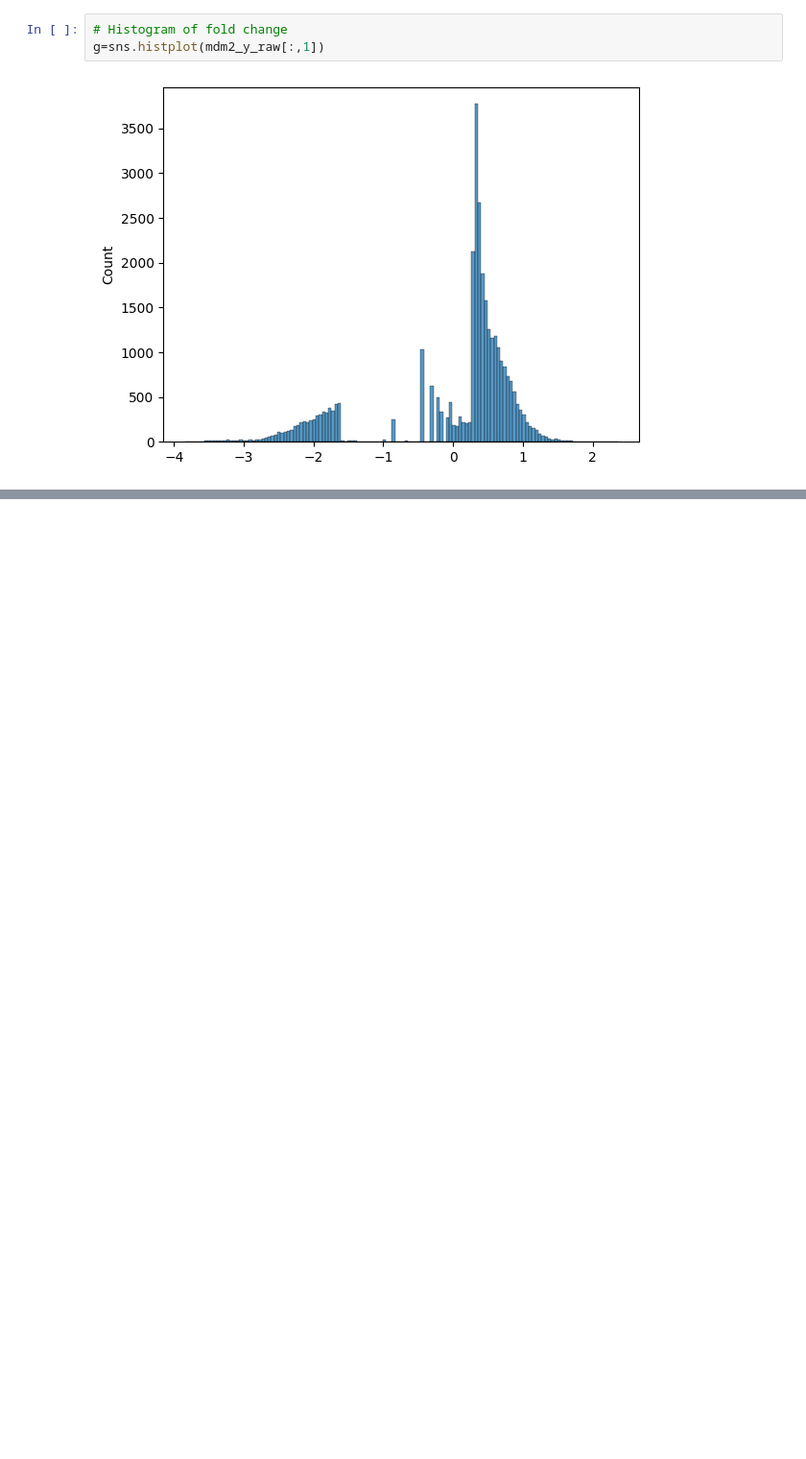
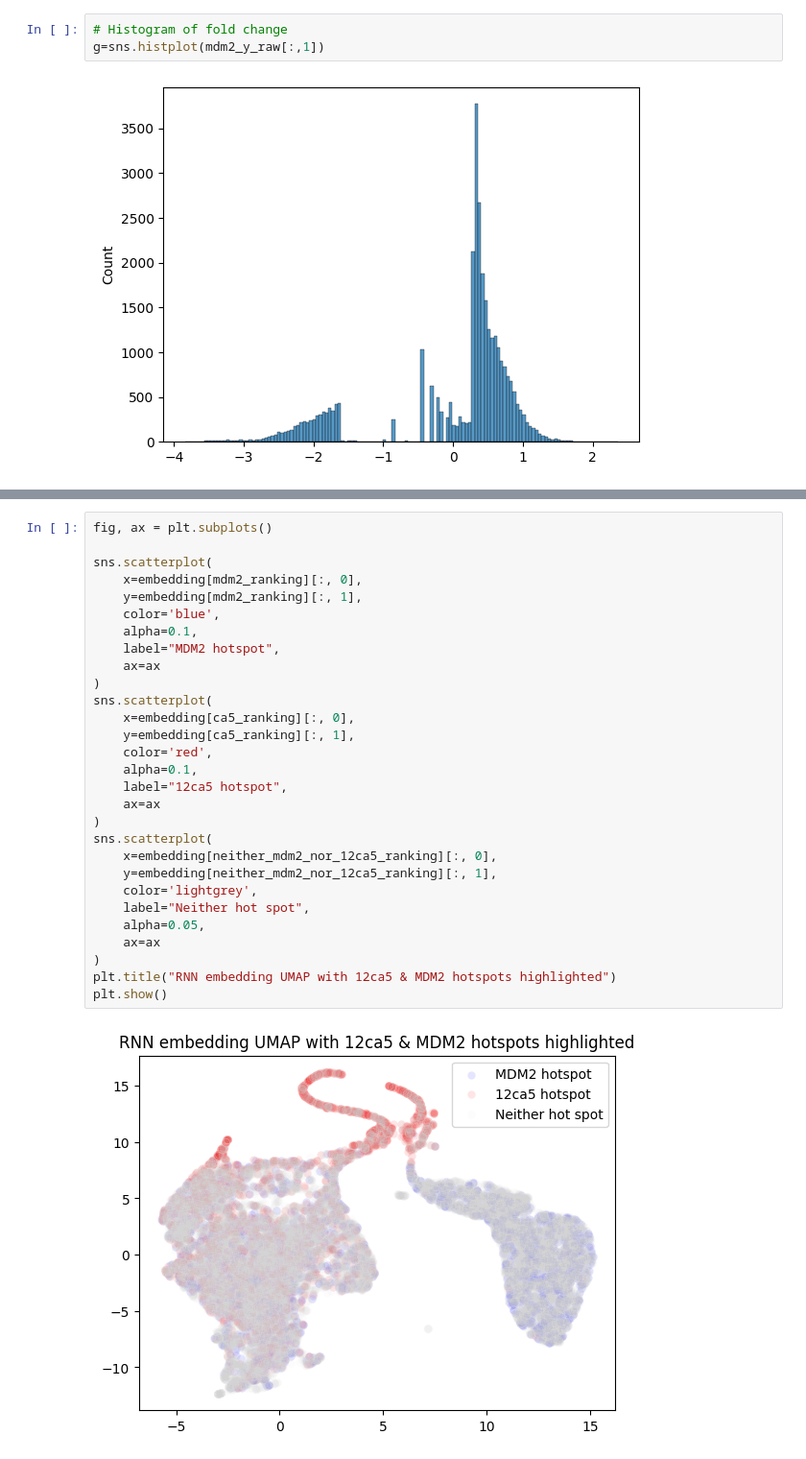
Before and after one commit to YitongTseo/ml_phage_display, a Jupyter notebook: hit_rate_by_rank_confidence.ipynb, the cells around one changed output, grey strips where cells are left out. Shown at 96% size. Drawn from its saved outputs; the diff is of its cells as text; blank space fills up the shorter version.

```diff
--- a/hit_rate_by_rank_confidence.ipynb
+++ b/hit_rate_by_rank_confidence.ipynb
@@ -345,3 +304,34 @@ The size we are going with for 12ca5 hotspot 2508
+# %%
+fig, ax = plt.subplots()
+
+sns.scatterplot(
+    x=embedding[mdm2_ranking][:, 0],
+    y=embedding[mdm2_ranking][:, 1],
+    color='blue',
+    alpha=0.1,
+    label="MDM2 hotspot",
+    ax=ax
+)
+sns.scatterplot(
+    x=embedding[ca5_ranking][:, 0],
+    y=embedding[ca5_ranking][:, 1],
+    color='red',
+    alpha=0.1,
+    label="12ca5 hotspot",
+    ax=ax
+)
+sns.scatterplot(
+    x=embedding[neither_mdm2_nor_12ca5_ranking][:, 0],
+    y=embedding[neither_mdm2_nor_12ca5_ranking][:, 1],
+    color='lightgrey',
+    label="Neither hot spot",
+    alpha=0.05,
+    ax=ax
+)
+plt.title("RNN embedding UMAP with 12ca5 & MDM2 hotspots highlighted")
+plt.show()
+# %% [output]
+[figure, added]
 # %%
 # umap.UMAP_vis(embedding, mdm2_y_raw_train[:,1] * mdm2_y_raw_train[:, 0], title='MDM2 RNN embedding UMAP, label with multplication value')
 # NOTE: Uncomment any of the below for the respective map...
```
Also changed, not shown: parts of 9 cells of this notebook, 4 other files.
